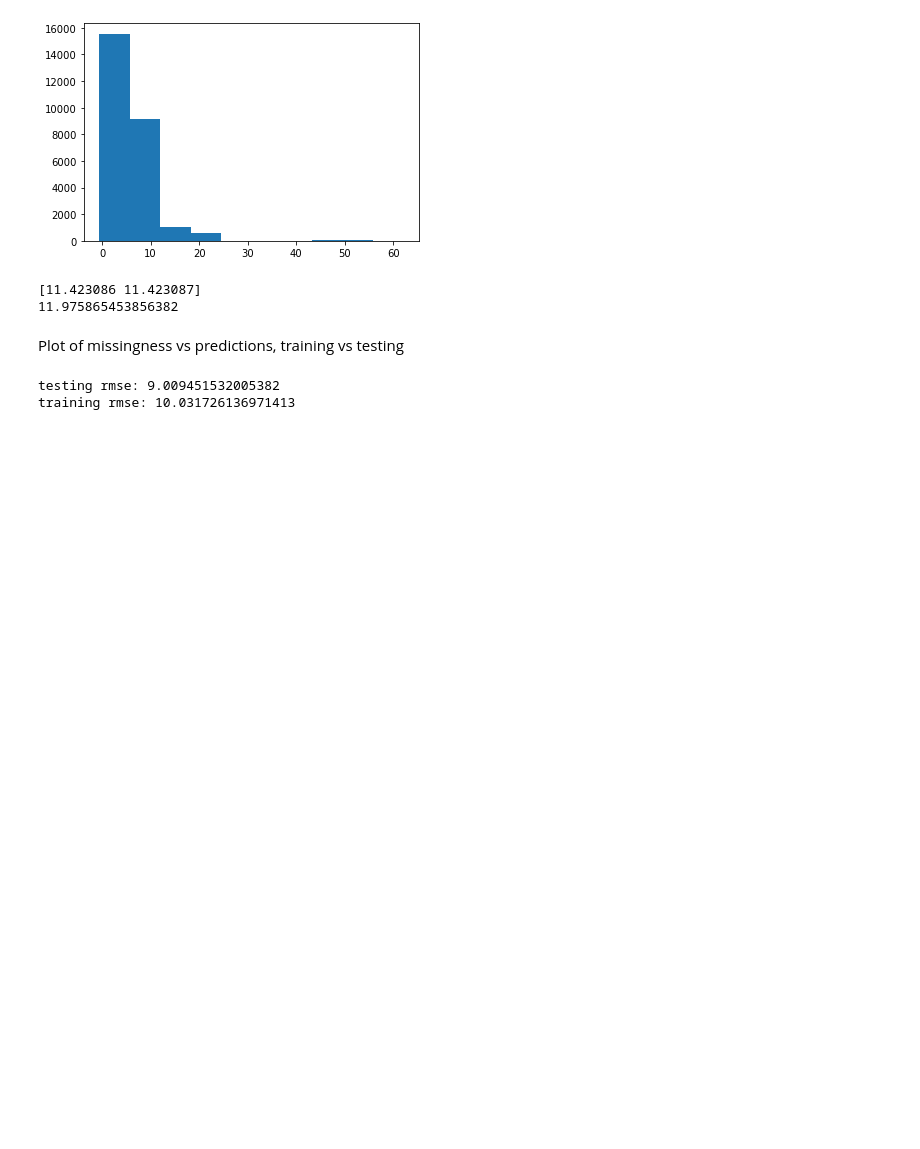
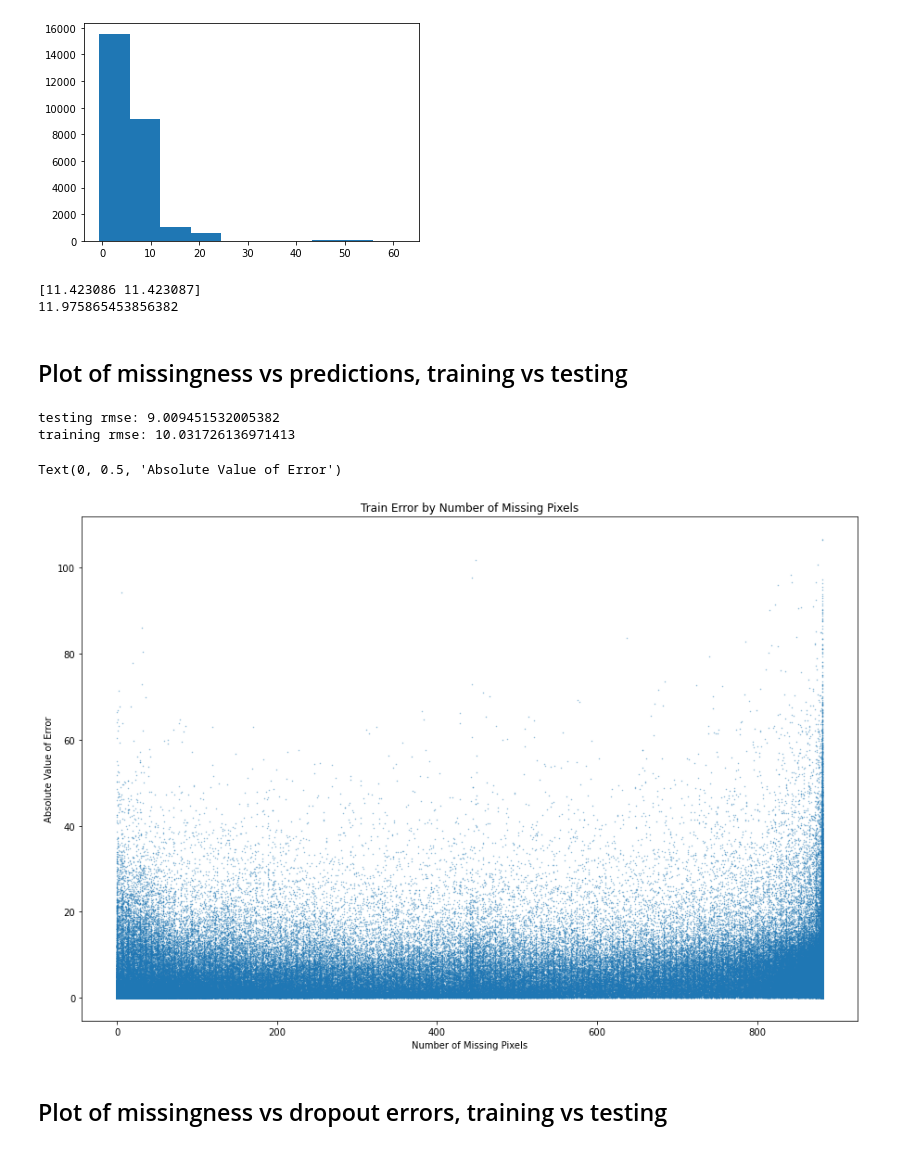
Before and after one commit to M-Harrington/SnowComp, a Jupyter notebook: chapter3/SummaryGraphs.ipynb, the cells around one changed output. Cells and saved outputs as stored; diff of their text form; code cells hidden in the pictures; blank space fills up the shorter version.

Commit message:
added lowess and dropout calcs

```diff
--- a/chapter3/SummaryGraphs.ipynb
+++ b/chapter3/SummaryGraphs.ipynb
@@ -347,13 +348,37 @@ print(np.mean(y_train.iloc[np.all(x_train*255 == 250., axis = (1,2,3))].snowpack
 [11.423086 11.423087]
 11.975865453856382
 # %% [markdown]
-Plot of missingness vs predictions, training vs testing
+## Plot of missingness vs predictions, training vs testing
+# %%
+#How much missingness?
+x_train_missness = np.sum(x_train*255 > 100.1, axis = (1,2,3))
+x_test_missness = np.sum(x_test*255 > 100.1, axis = (1,2,3))
 # %%
-yhat = modis_net(torch.Tensor(x_test)).detach().numpy().squeeze()
-print("testing rmse:", np.sqrt(((y_test.snowpack.values - yhat)**2).mean()))
+modis_net.eval()
 
-yhat = modis_net(torch.Tensor(x_train)).detach().numpy().squeeze()
-print("training rmse:", np.sqrt(((y_train.snowpack.values - yhat)**2).mean()))
+yhat_test = modis_net(torch.Tensor(x_test)).detach().numpy().squeeze()
+print("testing rmse:", np.sqrt(((y_test.snowpack.values - yhat_test)**2).mean()))
+
+yhat_train = modis_net(torch.Tensor(x_train)).detach().numpy().squeeze()
+print("training rmse:", np.sqrt(((y_train.snowpack.values - yhat_train)**2).mean()))
+
+train_error = np.abs(yhat_train - y_train.snowpack.values)
+test_error = np.abs(yhat_test - y_test.snowpack.values)
 # %% [output]
 testing rmse: 9.009451532005382
 training rmse: 10.031726136971413
+# %%
+x_name = 'Number of Missing Pixels'
+y_name = 'Absolute Value of Error'
+
+plt.figure(figsize=(15, 10))
+
+plt.scatter(x_train_missness, train_error,
+            marker = '.', s = 1, alpha = .5)
+plt.title('Train Error by Number of Missing Pixels')
+plt.xlabel(x_name)
+plt.ylabel(y_name)
+# plt.legend();
+# %% [output]
+Text(0, 0.5, 'Absolute Value of Error')
+[figure, added]
@@ -359,0 +446,2 @@ training rmse: 10.031726136971413
+# %% [markdown]
+## Plot of missingness vs dropout errors, training vs testing
```
Also changed, not shown: parts of 2 cells of this notebook, 1 other file.
